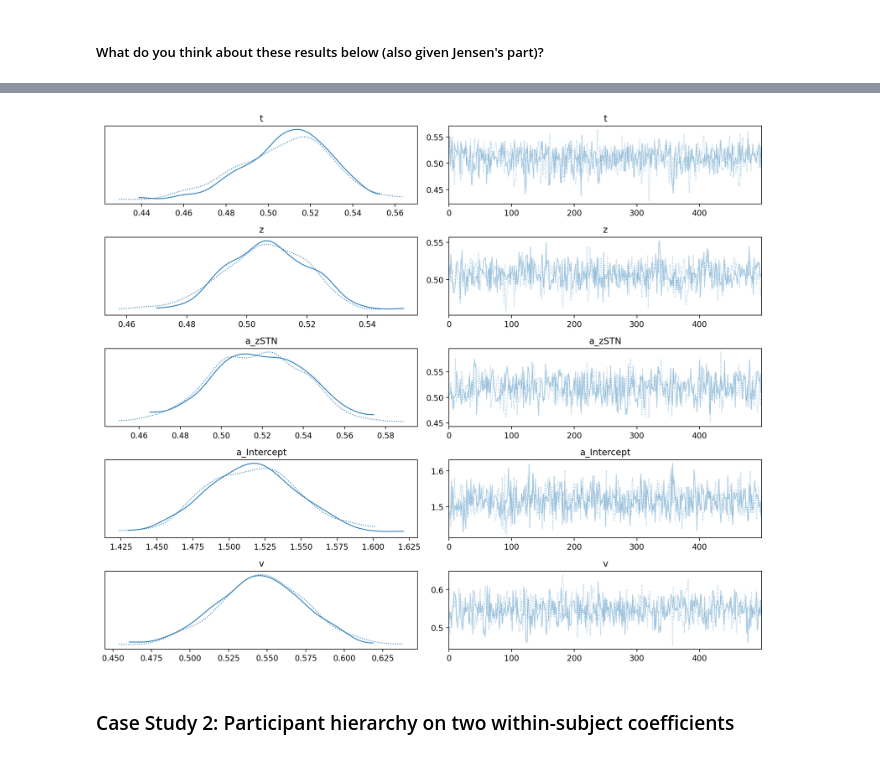
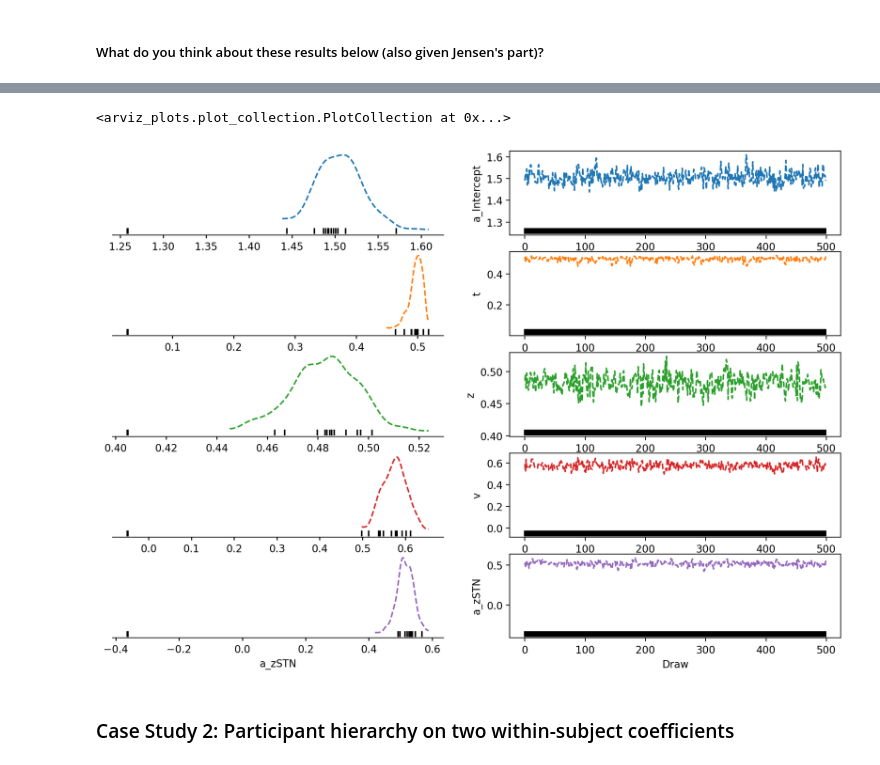
Before and after one commit to lnccbrown/HSSM, a Jupyter notebook: docs/tutorials/hssm_tutorial_workshop_1.ipynb, the cells around one changed output, grey strips where cells are left out. Drawn from its saved outputs; the diff is of its cells as text; code cells hidden in the pictures.

```diff
--- a/docs/tutorials/hssm_tutorial_workshop_1.ipynb
+++ b/docs/tutorials/hssm_tutorial_workshop_1.ipynb
@@ -264,9 +248,9 @@ az.summary(model_ddm_reg_case1.traces)
 # %%
 #### trace plots
 az.plot_trace_dist(model_ddm_reg_case1.traces)
-plt.tight_layout()
 # %% [output]
+<arviz_plots.plot_collection.PlotCollection at 0x...>
-[figure, old version]
+[figure, new version]
 # %% [markdown]
 ### Case Study 2: Participant hierarchy on two within-subject coefficients
 # %% [markdown]
```
Also changed, not shown: parts of 27 cells of this notebook, 1 other file.
